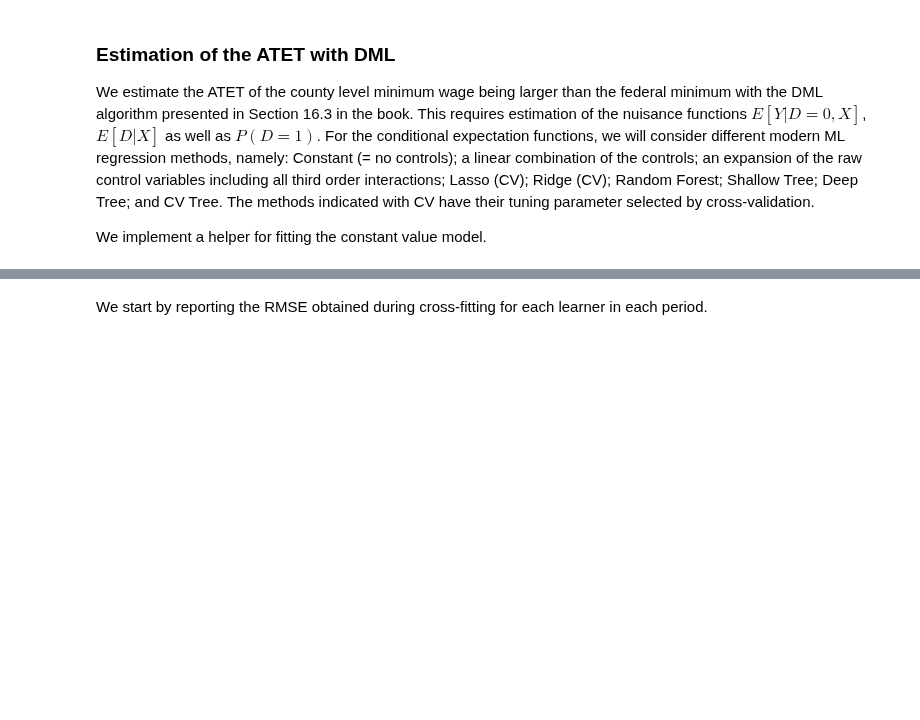
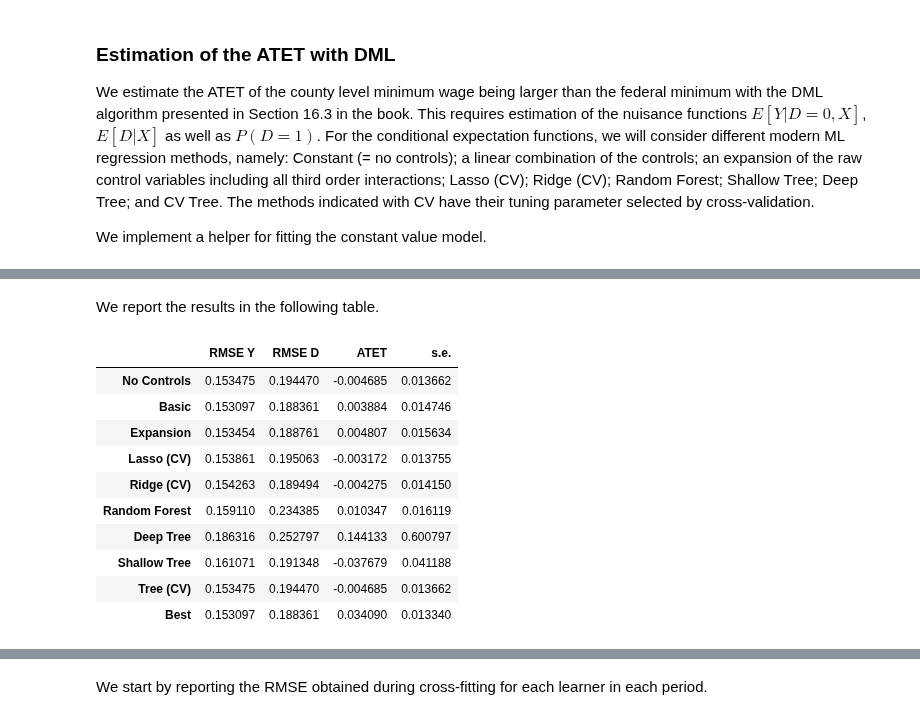
Before and after one commit to CausalAIBook/MetricsMLNotebooks, a Jupyter notebook: T/T-3 Diff-in-Diff Minimum Wage Example.ipynb, the cells around one changed output, grey strips where cells are left out. Drawn from its saved outputs; the diff is of its cells as text; code cells hidden in the pictures; blank space fills up the shorter version.

```diff
--- a/T/T-3 Diff-in-Diff Minimum Wage Example.ipynb
+++ b/T/T-3 Diff-in-Diff Minimum Wage Example.ipynb
@@ -112,0 +340,13 @@ The following code block implements the DML cross-fitting procedure. Please note
+# %%
+treat[1].drop(columns=["lpop","lavg_pay","year","G","region"], inplace=True)
+treat[1].treated = 1  # Code these observations as treated
+
+tdid02 = pd.merge(treat[1], treatB, on = "id")
+tdid02["dy"] = tdid02["lemp"] - tdid02["lemp_pre"]
+tdid02.drop(columns=["id","lemp","lemp_pre"], inplace=True)
+
+cont[1].drop(columns=["lpop","lavg_pay","year","G","region"], inplace=True)
+
+cdid02 = pd.merge(cont[1], contB, on = "id")
+cdid02["dy"] = cdid02["lemp"] - cdid02["lemp_pre"]
+cdid02.drop(columns=["id","lemp","lemp_pre"], inplace=True)
@@ -112,0 +451,26 @@ The following code block implements the DML cross-fitting procedure. Please note
+# %% [markdown]
+We report the results in the following table.
+# %%
+tableP = np.zeros((4, 10))
+tableP[0,:] = RMSE_y_pre
+tableP[1,:] = RMSE_d_pre
+tableP[2,:] = att_pre
+tableP[3,:] = se_att_pre
+tableP = pd.DataFrame(tableP.T, columns = ["RMSE Y","RMSE D","ATET","s.e."],
+                      index = ["No Controls", "Basic", "Expansion",
+                               "Lasso (CV)", "Ridge (CV)", "Random Forest","Deep Tree",
+                               "Shallow Tree", "Tree (CV)","Best"])
+
+tableP
+# %% [output]
+|  | RMSE Y | RMSE D | ATET | s.e. |
+| No Controls | 0.153475 | 0.194470 | -0.004685 | 0.013662 |
+| Basic | 0.153097 | 0.188361 | 0.003884 | 0.014746 |
+| Expansion | 0.153454 | 0.188761 | 0.004807 | 0.015634 |
+| Lasso (CV) | 0.153861 | 0.195063 | -0.003172 | 0.013755 |
+| Ridge (CV) | 0.154263 | 0.189494 | -0.004275 | 0.014150 |
+| Random Forest | 0.159110 | 0.234385 | 0.010347 | 0.016119 |
+| Deep Tree | 0.186316 | 0.252797 | 0.144133 | 0.600797 |
+| Shallow Tree | 0.161071 | 0.191348 | -0.037679 | 0.041188 |
+| Tree (CV) | 0.153475 | 0.194470 | -0.004685 | 0.013662 |
+| Best | 0.153097 | 0.188361 | 0.034090 | 0.013340 |
```
Also changed, not shown: parts of 24 cells of this notebook.
